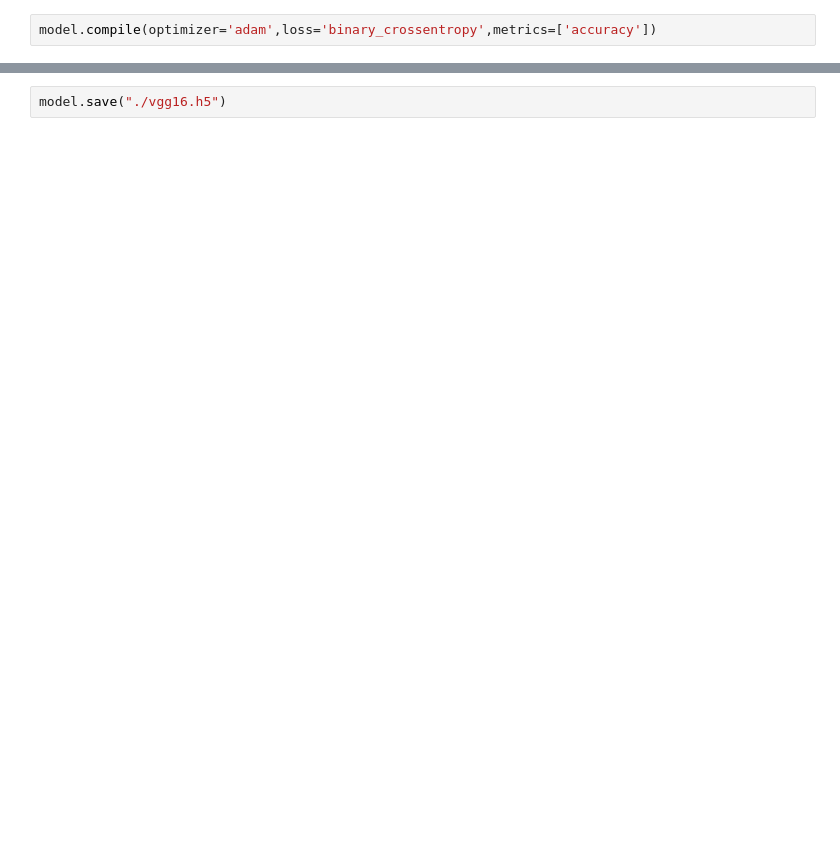
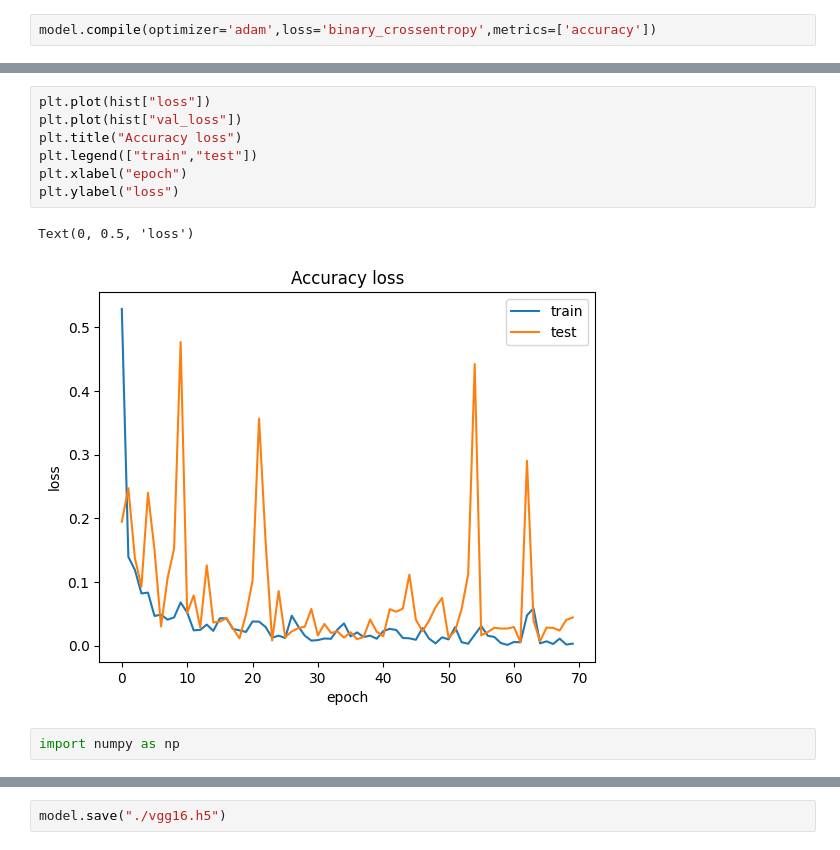
Before and after one commit to drishti-s1/Brain-Tumor-Detection-VGG16-Model, a Jupyter notebook: Brain_tumorDetection_using_VGG16.ipynb, the cells around one changed output, grey strips where cells are left out. Cells and saved outputs as stored; diff of their text form; blank space fills up the shorter version.

```diff
--- a/Brain_tumorDetection_using_VGG16.ipynb
+++ b/Brain_tumorDetection_using_VGG16.ipynb
@@ -151,0 +163,12 @@ Epoch 20/20
+# %%
+plt.plot(hist["loss"])
+plt.plot(hist["val_loss"])
+plt.title("Accuracy loss")
+plt.legend(["train","test"])
+plt.xlabel("epoch")
+plt.ylabel("loss")
+# %% [output]
+Text(0, 0.5, 'loss')
+[figure, added]
+# %%
+import numpy as np
```
Also changed, not shown: parts of 25 cells of this notebook.
